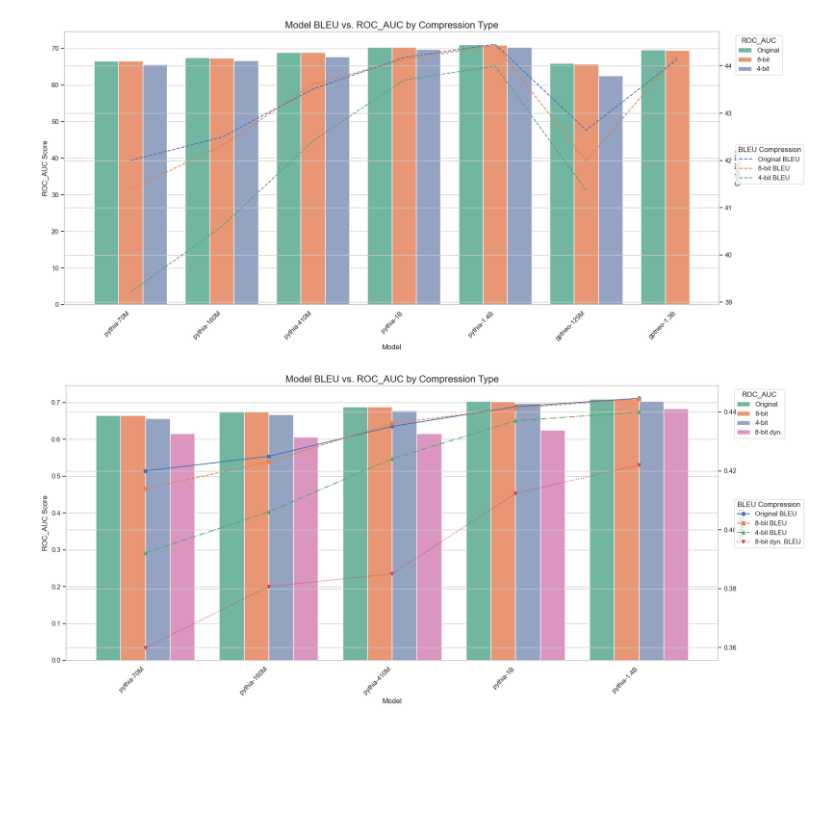
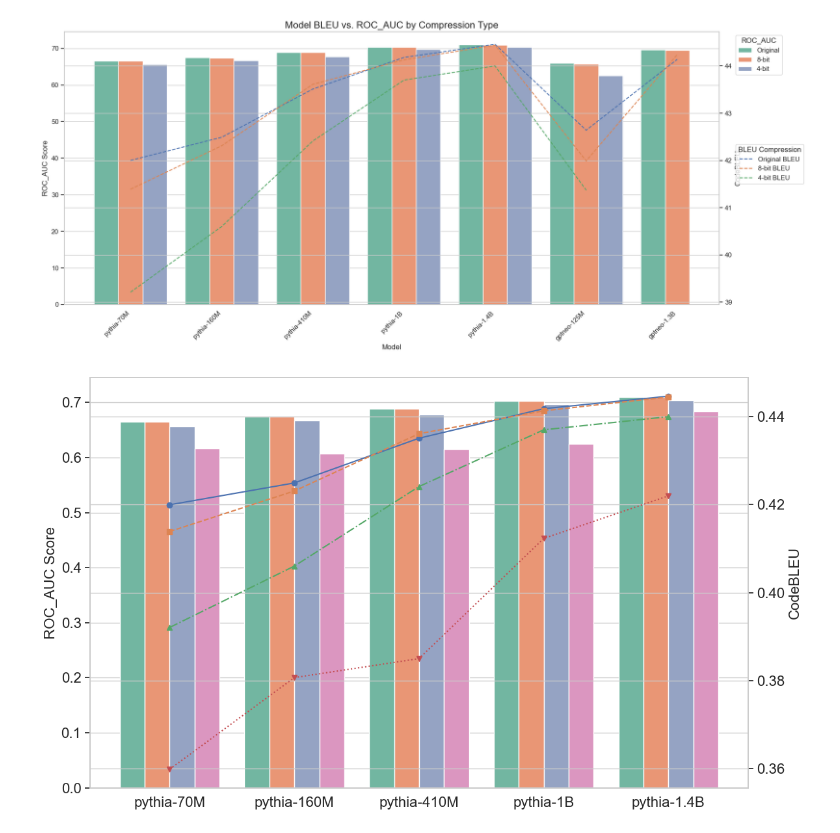
Before and after one commit to nazmul-me/mimir, a Jupyter notebook: resultsAnalysis/graph/RQ5-dyn.ipynb, the cells around one changed output. Drawn from its saved outputs; the diff is of its cells as text; code cells hidden in the pictures; blank space fills up the shorter version.

```diff
--- a/resultsAnalysis/graph/RQ5-dyn.ipynb
+++ b/resultsAnalysis/graph/RQ5-dyn.ipynb
@@ -544,39 +544,51 @@ plt.show()
 import pandas as pd
 import matplotlib.pyplot as plt
 import seaborn as sns
 tab_gid = "201625864"
 full_url = f"https://docs.google.com/spreadsheets/d/{sheet_id}/export?format=csv&gid={tab_gid}"
 df = pd.read_csv(full_url, skiprows=2, usecols=["Model", "Compression", "BLEU", "ROC_AUC.2"]).iloc[:20, :]
 
 # Set up plot
-plt.figure(figsize=(18, 8))
+plt.figure(figsize=(12, 7))
 sns.set(style="whitegrid")
 
 # Barplot for BLEU
 ax = sns.barplot(data=df, x="Model", y="ROC_AUC.2", hue="Compression", palette="Set2")
 
 # Secondary axis for ROC_AUC
 ax2 = ax.twinx()
 line_styles = ['-', '--', '-.', ':']
 markers = ['o', 's', '^', 'v']
 # Line plot for ROC_AUC
 for i, compression in enumerate(df["Compression"].unique()):
     subset = df[df["Compression"] == compression]
     line_style = line_styles[i % len(line_styles)]
     marker = markers[i % len(markers)]
-    ax2.plot(subset["Model"].values, subset["BLEU"].values, label=f"{compression} BLEU", linestyle=line_style, marker = marker)
+    ax2.plot(subset["Model"].values, subset["BLEU"].values, label=f"{compression}", linestyle=line_style, marker = marker)
 
 # Formatting
-ax.set_ylabel("ROC_AUC Score")
-ax2.set_ylabel("CodeBLEU")
-ax.set_title("Model BLEU vs. ROC_AUC by Compression Type", fontsize=16)
-ax.set_xticklabels(ax.get_xticklabels(), rotation=45, ha='right')
-ax.legend(loc='upper left', bbox_to_anchor=(1.02, 1), title="ROC_AUC")
-ax2.legend(loc='upper left', bbox_to_anchor=(1.02, 0.6), title="BLEU Compression")
+ax.set_ylabel("ROC_AUC Score", fontsize=16)
+ax2.set_ylabel("CodeBLEU", fontsize=16)
+
+ax.set_xlabel("", fontsize=16)
+ax.tick_params(axis='both', labelsize=16)   # For both x and y axes
+ax2.tick_params(axis='y', labelsize=16)     # For secondary y-axis only
+
+# For the x-axis tick labels (model names):
+ax.set_xticklabels(ax.get_xticklabels(), rotation=0, fontsize=16)
+ax.get_legend().remove()
+# ax.set_title("Model BLEU vs. ROC_AUC by Compression Type", fontsize=16)
+# ax.set_xticklabels(ax.get_xticklabels(), rotation=0, ha='right')
+# ax.legend(loc='upper left', bbox_to_anchor=(0.02, 1.12), title="ROC_AUC", ncol=4, fontsize=12, frameon=True)
+# plt.legend(loc='upper center', bbox_to_anchor=(0.75, 1.12), title="CodeBLEU", ncol=4, fontsize=12, frameon=True)
+
+
+# ax.legend(loc='upper left', bbox_to_anchor=(1.02, 1), title="ROC_AUC")
+# ax2.legend(loc='upper left', bbox_to_anchor=(1.02, 0.6), title="CodeBLEU")
 
 plt.tight_layout()
 plt.savefig("./output/MIAvsTask.png", dpi=300, bbox_inches="tight")
 
 plt.show()
 # %% [output]
-[figure, old version]
+[figure, new version]
```
Also changed, not shown: parts of 3 cells of this notebook, 7 other files.
